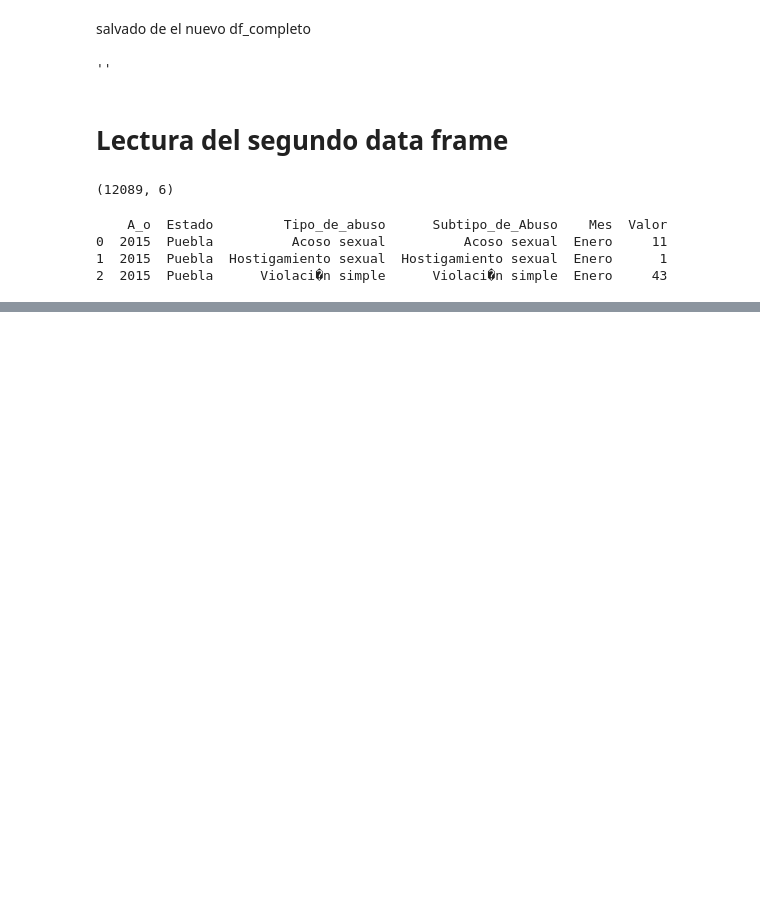
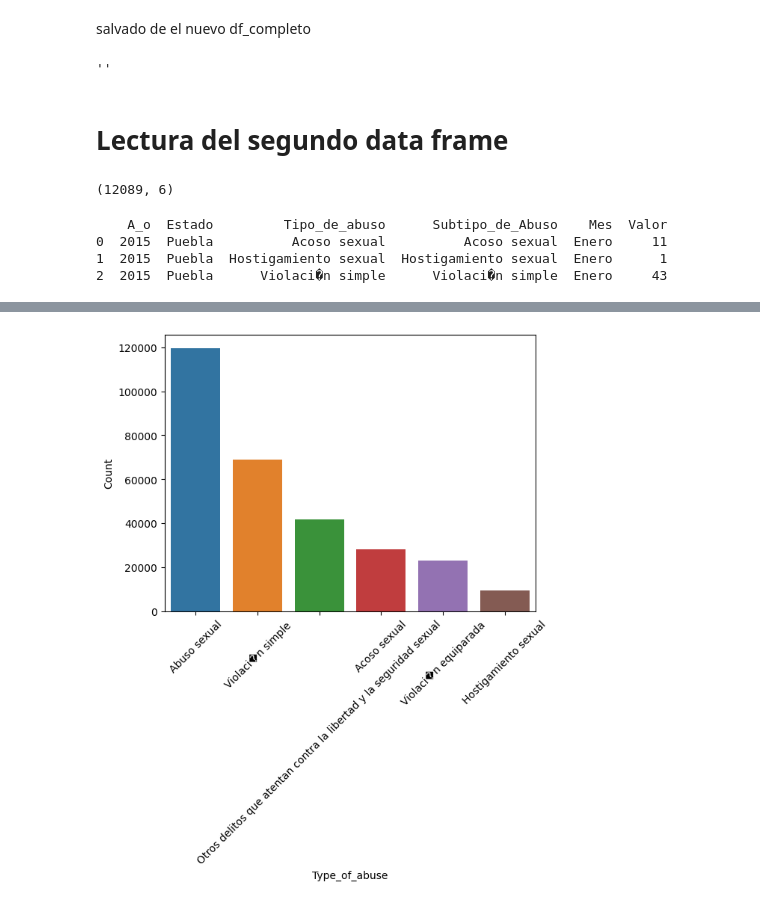
Before and after one commit to BlackEddit/EDA_Cleasings, a Jupyter notebook: rev_hot_spot_case_Sex_Agre.ipynb, the cells around one changed output, grey strips where cells are left out. Saved outputs shown, nothing was run; the diff lists cells and outputs as text; code cells hidden in the pictures; blank space fills up the shorter version.

```diff
--- a/rev_hot_spot_case_Sex_Agre.ipynb
+++ b/rev_hot_spot_case_Sex_Agre.ipynb
@@ -223,0 +233,24 @@ df_sex_agresion.describe()
+# %%
+# Ver la sumatoria de 'Count' por tipo de abuso
+# df.groupby('Type_of_abuse')['Count'].sum().plot(kind='bar')
+# plt.show()
+
+# # Ver la sumatoria de 'Count' por tipo de abuso y ordenarlo
+# df_sex_agresion.groupby('Type_of_abuse')['Count'].sum().sort_values().plot(kind='bar')
+# plt.show()
+
+# Para orden descendente
+# df_sex_agresion.groupby('Type_of_abuse')['Count'].sum().sort_values(ascending=False).plot(kind='bar')
+# plt.show()
+
+# Asumiendo df es tu DataFrame
+# Crear un nuevo DataFrame con las sumas y ordenarlo
+sum_df = df_sex_agresion.groupby('Type_of_abuse')['Count'].sum().reset_index()
+sum_df = sum_df.sort_values(by='Count', ascending=False)  # Cambia a True para orden ascendente
+
+# Ahora usar Seaborn para plotear
+sns.barplot(data=sum_df, x='Type_of_abuse', y='Count')
+plt.xticks(rotation=45)  # Rota las etiquetas del eje x para mejor visualización si es necesario
+plt.show()
+# %% [output]
+[figure, added]
```
Also changed, not shown: parts of 7 cells of this notebook.
